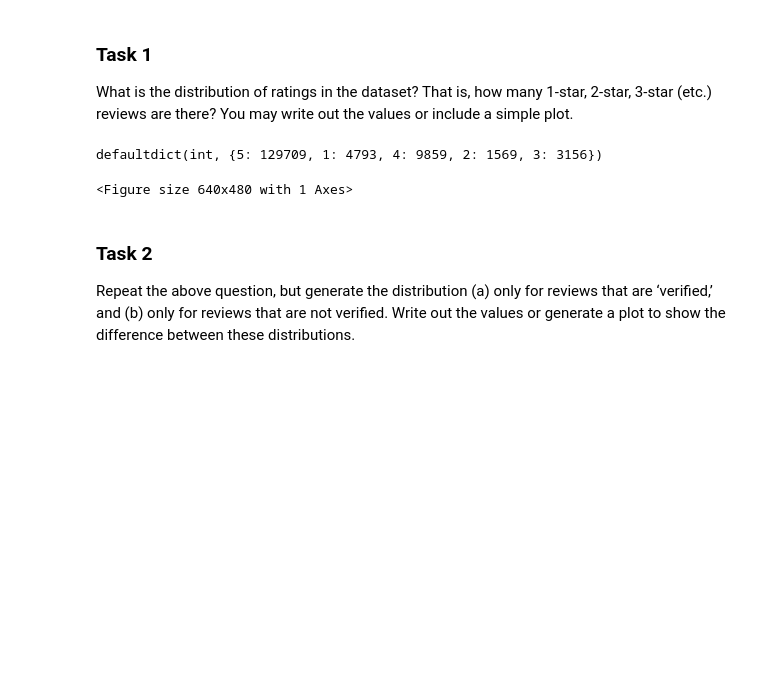
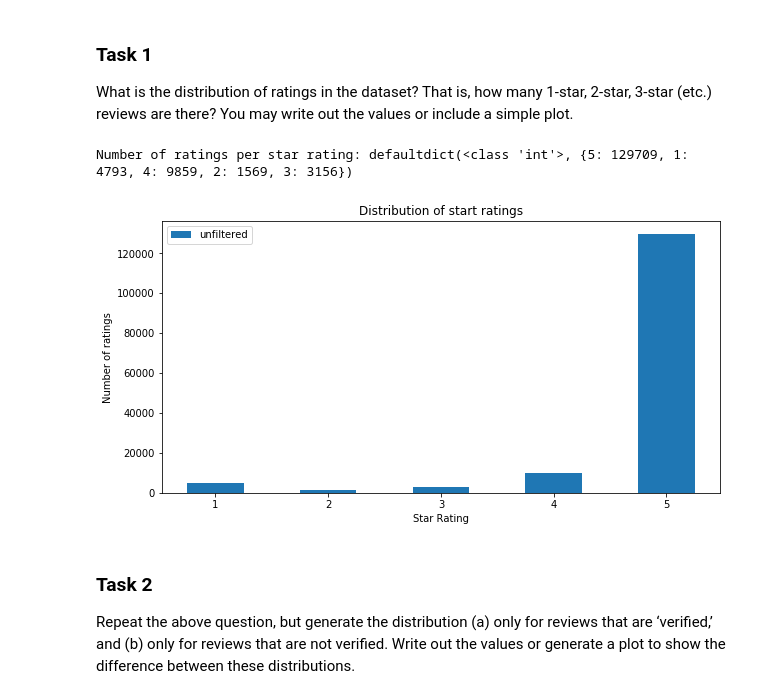
Before and after one commit to kristogj/recommender-systems, a Jupyter notebook: hw1/KristofferGjerde - hw1.ipynb, the cells around one changed output. Cells and saved outputs as stored; diff of their text form; code cells hidden in the pictures; blank space fills up the shorter version.

```diff
--- a/hw1/KristofferGjerde - hw1.ipynb
+++ b/hw1/KristofferGjerde - hw1.ipynb
@@ -49,28 +49,30 @@ dataset[0]
 What is the distribution of ratings in the dataset? That is, how many 1-star, 2-star, 3-star (etc.) reviews are there? You may write out the values or include a simple plot.
 # %%
 from collections import defaultdict
-# First let us get the counts
+# Count the number of ratings for each star rating
 ratings_count = defaultdict(int)
 for d in dataset:
     ratings_count[d['star_rating']] += 1
-ratings_count
+print("Number of ratings per star rating: {}".format(ratings_count))
 # %% [output]
-defaultdict(int, {5: 129709, 1: 4793, 4: 9859, 2: 1569, 3: 3156})
+Number of ratings per star rating: defaultdict(<class 'int'>, {5: 129709, 1: 4793, 4: 9859, 2: 1569, 3: 3156})
 # %%
 import matplotlib.pyplot as plt
 def categorical_plot(names, *dicts):
-    #plt.figure(figsize=(10, 5))
-    plt.title('Distribution of ratings')
+    plt.figure(figsize=(10, 5))
+    plt.title('Distribution of start ratings')
     for i, d in enumerate(dicts):
         items = sorted(d.items())
         category, value = zip(*items)
         plt.bar(category, value, width=0.5, label=names[i])
+    plt.xlabel('Star Rating')
+    plt.ylabel('Number of ratings')
     plt.legend(loc='best')
     plt.show()
 
 categorical_plot(["unfiltered"], ratings_count)
 # %% [output]
-<Figure size 640x480 with 1 Axes>
+[figure, added]
 # %% [markdown]
 ### Task 2
 Repeat the above question, but generate the distribution (a) only for reviews that are ‘verified,’ and (b) only for reviews that are not verified. Write out the values or generate a plot to show
```
Also changed, not shown: parts of 17 cells of this notebook.
